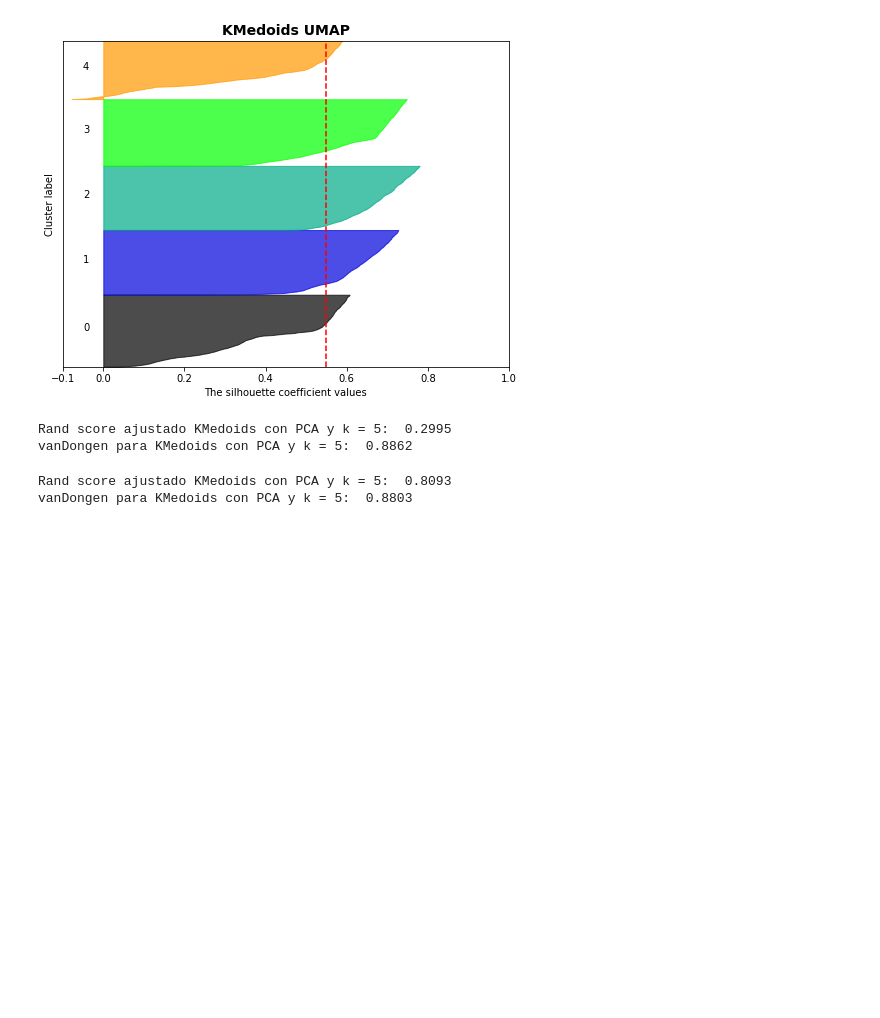
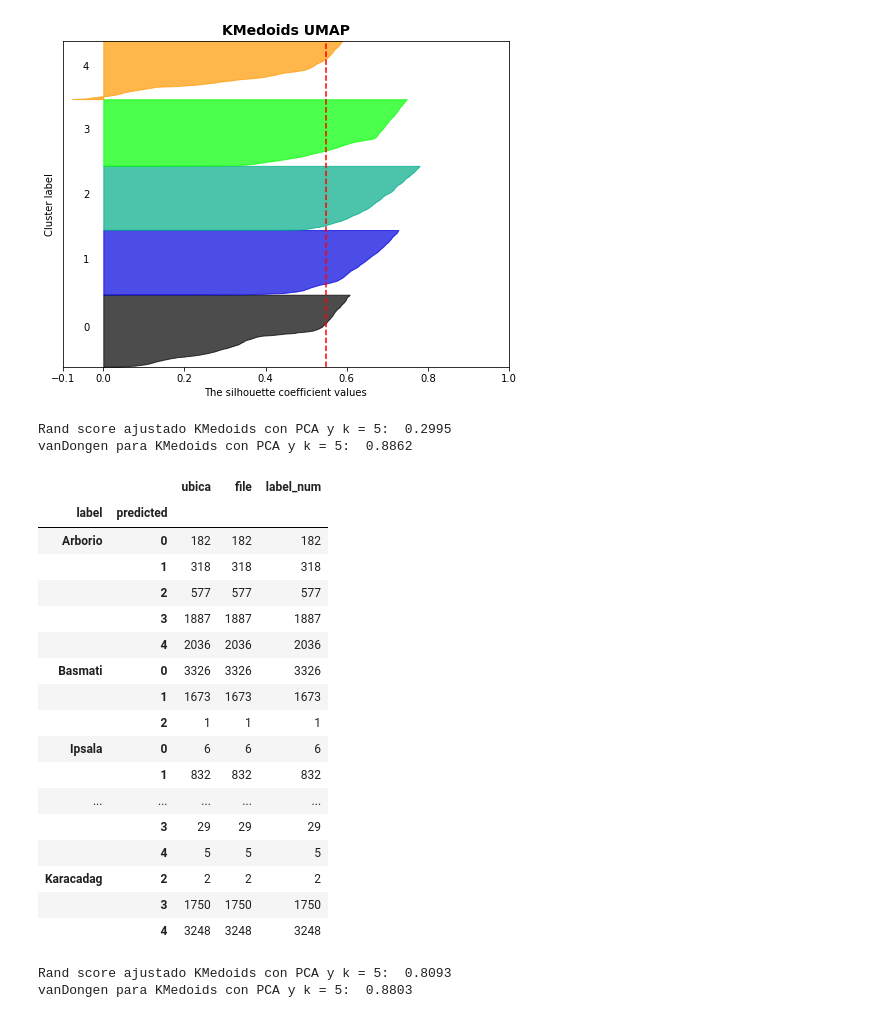
Before and after one commit to RkTcaster/DMCyT, a Jupyter notebook: Tp 1/TP 1.ipynb, the cells around one changed output. Drawn from its saved outputs; the diff is of its cells as text; code cells hidden in the pictures; blank space fills up the shorter version.

```diff
--- a/Tp 1/TP 1.ipynb
+++ b/Tp 1/TP 1.ipynb
@@ -601,6 +645,28 @@ print(f"vanDongen para {nom_mode}: ", round(vanDongen(df_van),4))
 # %% [output]
 Rand score ajustado KMedoids con PCA y k = 5:  0.2995
 vanDongen para KMedoids con PCA y k = 5:  0.8862
+# %%
+#Agrupamiento predecido vs real KMedoids en PCA
+df_combi.groupby(by=["label","predicted"]).count()
+# %% [output]
+|  |  | ubica | file | label_num |
+| label | predicted |  |  |  |
+| Arborio | 0 | 182 | 182 | 182 |
+|  | 1 | 318 | 318 | 318 |
+|  | 2 | 577 | 577 | 577 |
+|  | 3 | 1887 | 1887 | 1887 |
+|  | 4 | 2036 | 2036 | 2036 |
+| Basmati | 0 | 3326 | 3326 | 3326 |
+|  | 1 | 1673 | 1673 | 1673 |
+|  | 2 | 1 | 1 | 1 |
+| Ipsala | 0 | 6 | 6 | 6 |
+|  | 1 | 832 | 832 | 832 |
+| ... | ... | ... | ... | ... |
+|  | 3 | 29 | 29 | 29 |
+|  | 4 | 5 | 5 | 5 |
+| Karacadag | 2 | 2 | 2 | 2 |
+|  | 3 | 1750 | 1750 | 1750 |
+|  | 4 | 3248 | 3248 | 3248 |
 # %%
 #Scores con KMedoids para UMAP y k = 5
 nom_mode = "KMedoids con PCA y k = 5"
```
Also changed, not shown: parts of 6 cells of this notebook.
